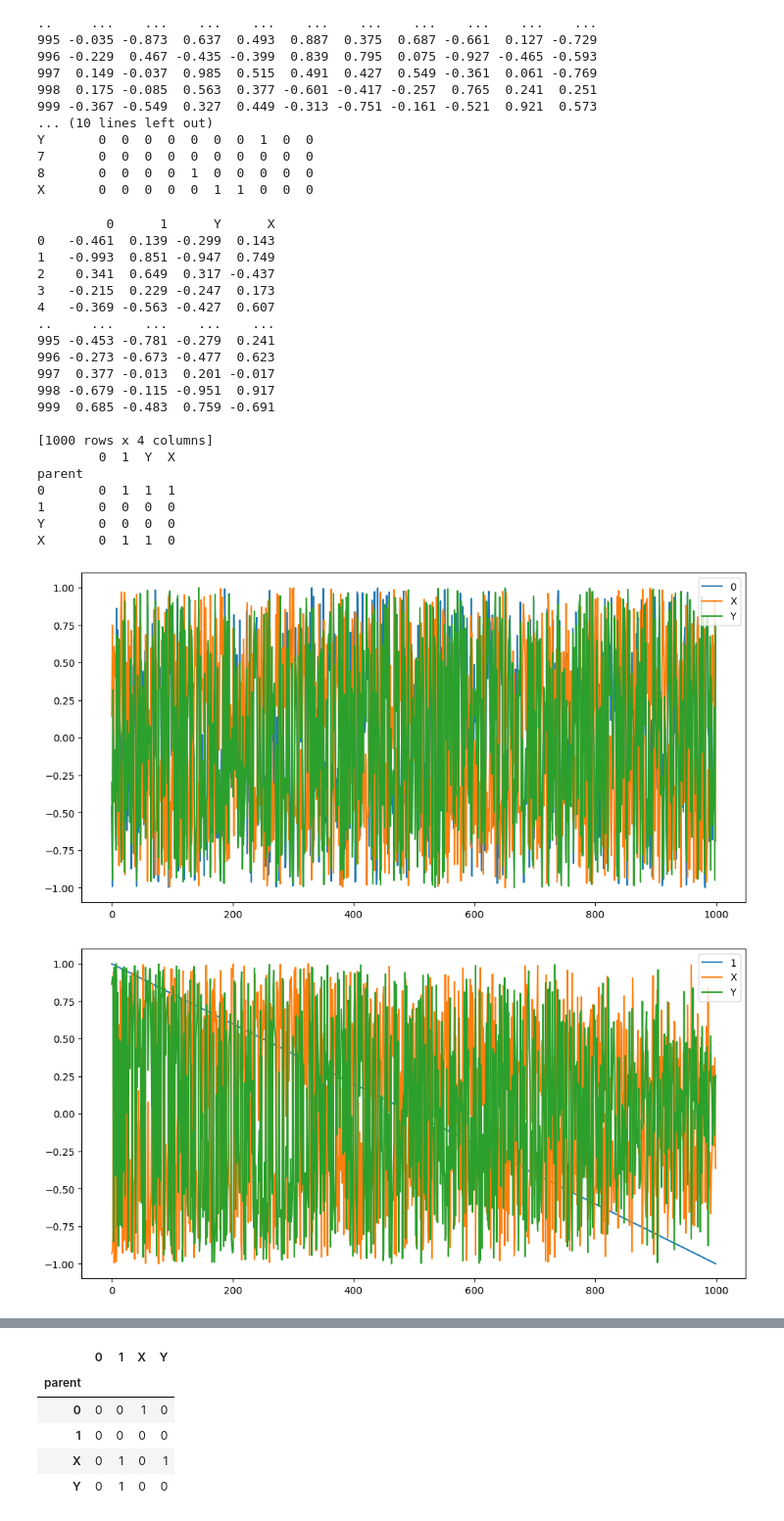
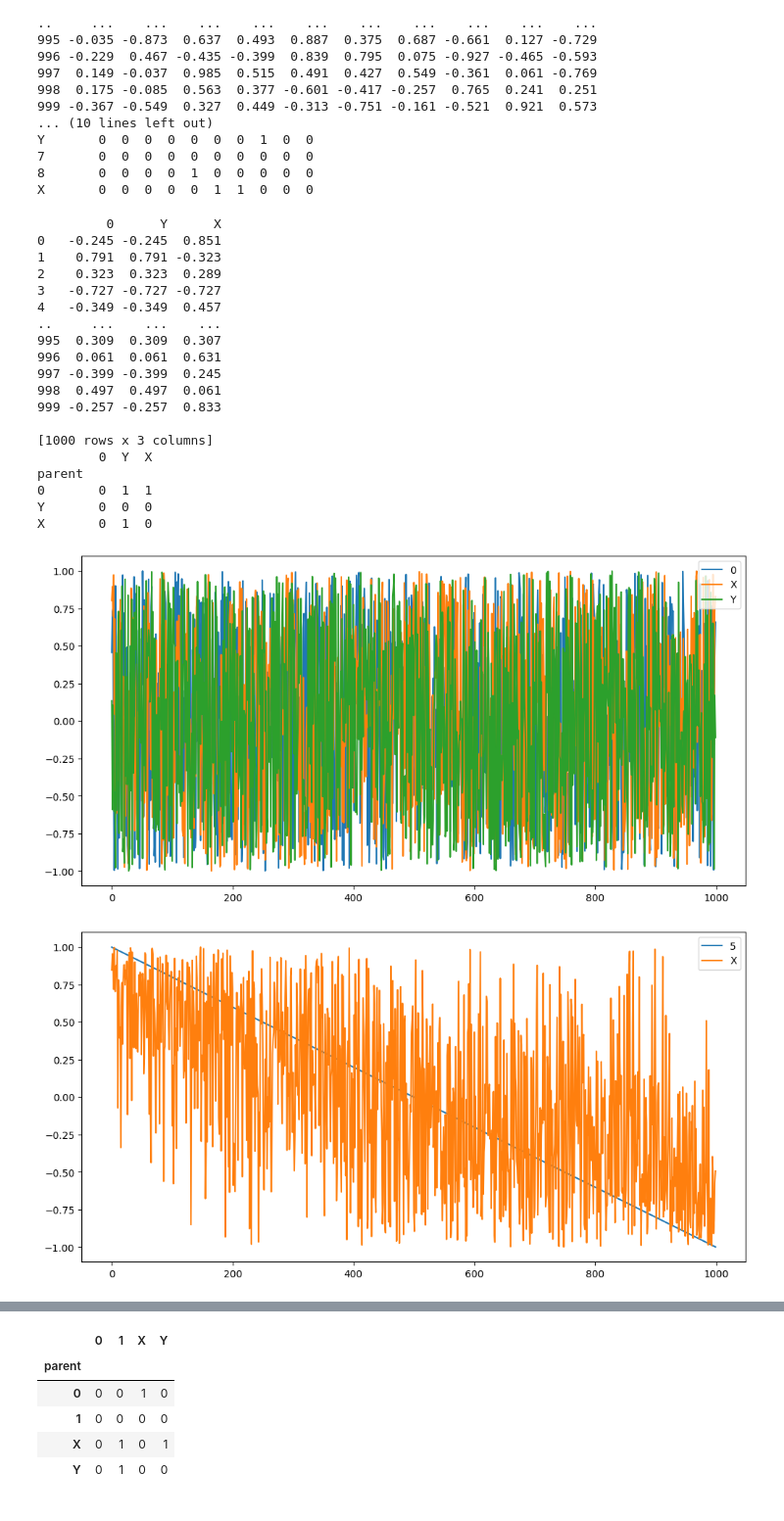
Before and after one commit to Ori-Replication/ADIA-Lab-Causal-Discovery, a Jupyter notebook: eda.ipynb, the cells around one changed output, grey strips where cells are left out. Shown at 98% size. Cells and saved outputs as stored; diff of their text form; code cells hidden in the pictures.

```diff
--- a/eda.ipynb
+++ b/eda.ipynb
@@ -79,54 +79,53 @@ Y       0  0  0  0  0  0  0  1  0  0
 8       0  0  0  0  1  0  0  0  0  0
 X       0  0  0  0  0  1  1  0  0  0
 # %%
-test_key = '00040'
+test_key = '00012'
 print(X_test[test_key])
 print(y_test[test_key])
 # %% [output]
-         0      1      Y      X
-0   -0.461  0.139 -0.299  0.143
-1   -0.993  0.851 -0.947  0.749
-2    0.341  0.649  0.317 -0.437
-3   -0.215  0.229 -0.247  0.173
-4   -0.369 -0.563 -0.427  0.607
-..     ...    ...    ...    ...
-995 -0.453 -0.781 -0.279  0.241
-996 -0.273 -0.673 -0.477  0.623
-997  0.377 -0.013  0.201 -0.017
-998 -0.679 -0.115 -0.951  0.917
-999  0.685 -0.483  0.759 -0.691
+         0      Y      X
+0   -0.245 -0.245  0.851
+1    0.791  0.791 -0.323
+2    0.323  0.323  0.289
+3   -0.727 -0.727 -0.727
+4   -0.349 -0.349  0.457
+..     ...    ...    ...
+995  0.309  0.309  0.307
+996  0.061  0.061  0.631
+997 -0.399 -0.399  0.245
+998  0.497  0.497  0.061
+999 -0.257 -0.257  0.833
 
-[1000 rows x 4 columns]
-        0  1  Y  X
+[1000 rows x 3 columns]
+        0  Y  X
 parent
-0       0  1  1  1
-1       0  0  0  0
-Y       0  0  0  0
-X       0  1  1  0
+0       0  1  1
+Y       0  0  0
+X       0  1  0
 # %%
 # 可视化，探索是否有时序关系
 
 import matplotlib.pyplot as plt
 
 plt.figure(figsize=(12, 6))
 plt.plot(X_test[test_key]['0'], label='0')
 plt.plot(X_test[test_key]['X'], label='X')
 plt.plot(X_test[test_key]['Y'], label='Y')
 plt.legend()
 plt.show()
 
 # sort by value of 0 and plot again
-X_test_sorted = X_test[test_key].sort_values(by='1', ascending=False)
+X_test_sorted = X_test[test_key].sort_values(by='5', ascending=False)
 #reset index
 X_test_sorted = X_test_sorted.reset_index()
 
 
 plt.figure(figsize=(12, 6))
-plt.plot(X_test_sorted['1'], label='1')
+plt.plot(X_test_sorted['5'], label='5')
 plt.plot(X_test_sorted['X'], label='X')
-plt.plot(X_test_sorted['Y'], label='Y')
+# plt.plot(X_test_sorted['Y'], label='Y')
 plt.legend()
 plt.show()
 # %% [output]
-[figure, old version]
+[figure, new version]
-[figure, old version]
+[figure, new version]
```
Also changed, not shown: parts of 2 cells of this notebook, 1 other file.
